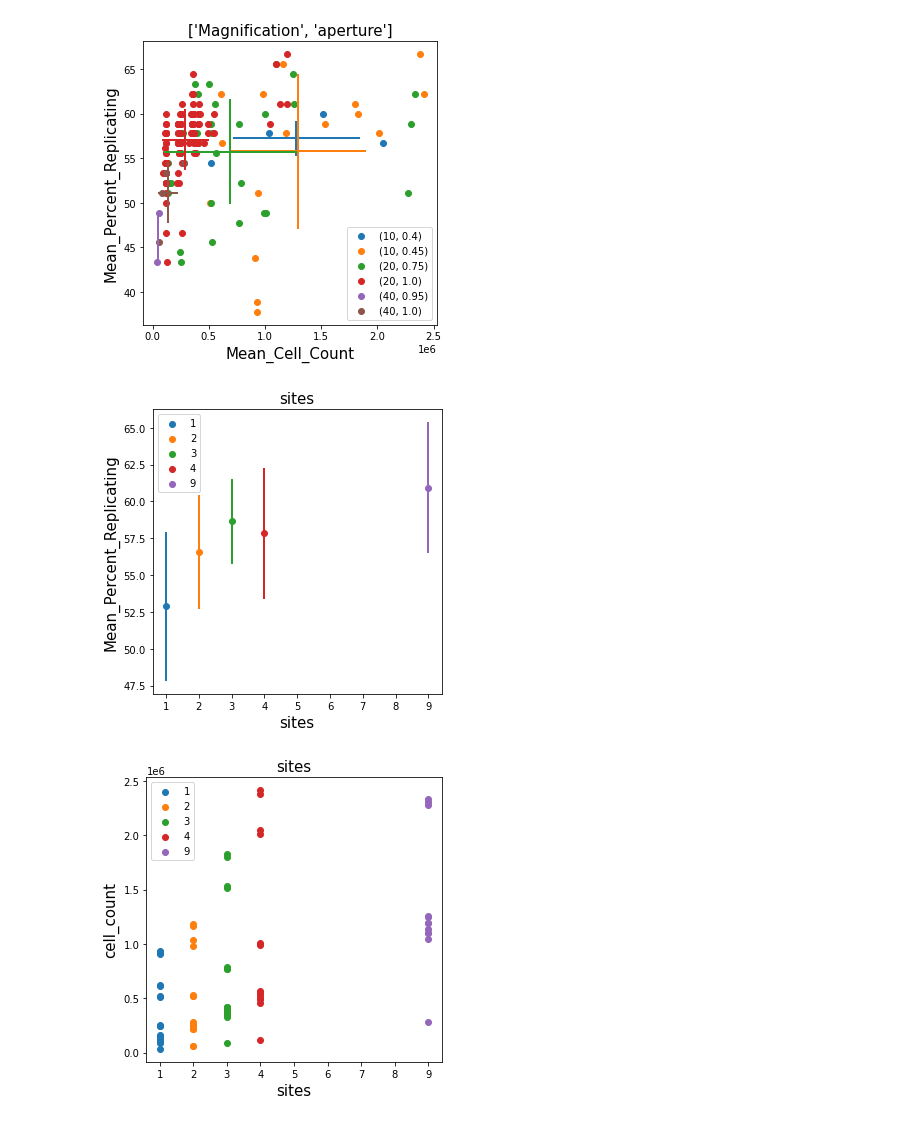
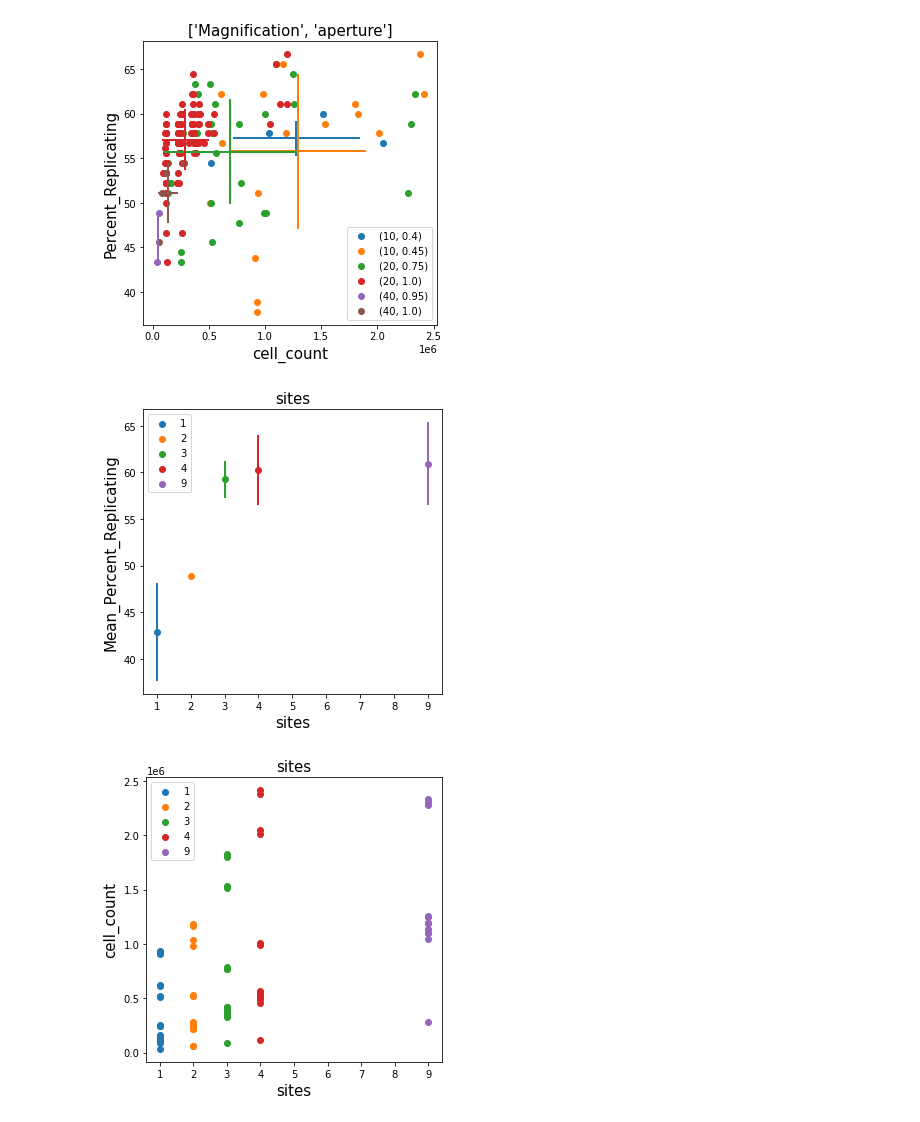
Before and after one commit to jump-cellpainting/jump-scope-analysis, a Jupyter notebook: notebooks/figures/supplementary/supplementary.ipynb, the cells around one changed output. Cells and saved outputs as stored; diff of their text form; code cells hidden in the pictures.

```diff
--- a/notebooks/figures/supplementary/supplementary.ipynb
+++ b/notebooks/figures/supplementary/supplementary.ipynb
@@ -74,15 +78,6 @@ group_df = utilssphering.find_group_avg_df(df_subset, group, add_cols=additional
 fig, ax = plt.subplots(figsize=(5,5))
 
 utilssphering.group_plot(
-    df_subset,
-    "cell_count",
-    "Percent_Replicating",
-    group=group,
-    fig=fig,
-    ax_=ax,
-    legend=True)
-
-utilssphering.group_plot(
     df=group_df,
     x="Mean_Cell_Count",
     y="Mean_Percent_Replicating",
@@ -92,48 +87,59 @@ utilssphering.group_plot(
     fig=fig,
     ax_=ax
 )
+utilssphering.group_plot(
+    df_subset,
+    "cell_count",
+    "Percent_Replicating",
+    group=group,
+    fig=fig,
+    ax_=ax,
+    legend=True)
 
-fig.savefig("(2)-rep-vs-cell_count-mag_aperture.png")
+
+
+fig.savefig("(2)-rep-vs-cell_count-mag_aperture.png", dpi=300)
 # %% [output]
-[figure, old version]
+[figure, new version]
 # %%
 # 3
 
 group = "sites"
 
 df_subset = match_rep_df[
-                        (match_rep_df["sphering"] == True)
+    (match_rep_df["sphering"] == True) &
+    (~match_rep_df["Batch"].str.contains("siteSub"))
                         ]
 
 group_df = utilssphering.find_group_avg_df(df_subset, group)
 
 fig, ax = plt.subplots(figsize=(5,5))
 
 # Plot the scatter
 utilssphering.group_plot(
     df=group_df,
     x=group,
     y="Mean_Percent_Replicating",
     group=group,
     fig=fig,
     ax_=ax,
     legend=True
 )
 # Plot the errorbars
 utilssphering.group_plot(
     df=group_df,
     x=group,
     y="Mean_Percent_Replicating",
     group=group,
     # error_x="SD_Percent_Replicating",
     error_y="SD_Percent_Replicating",
     fig=fig,
     ax_=ax
 )
 
-fig.savefig("(3)-rep-vs-sites.png")
+fig.savefig("(3)-rep-vs-sites.png", dpi=300)
 # %% [output]
-[figure, old version]
+[figure, new version]
 # %%
 # 4
 
```
Also changed, not shown: parts of 12 cells of this notebook, 40 other files.
